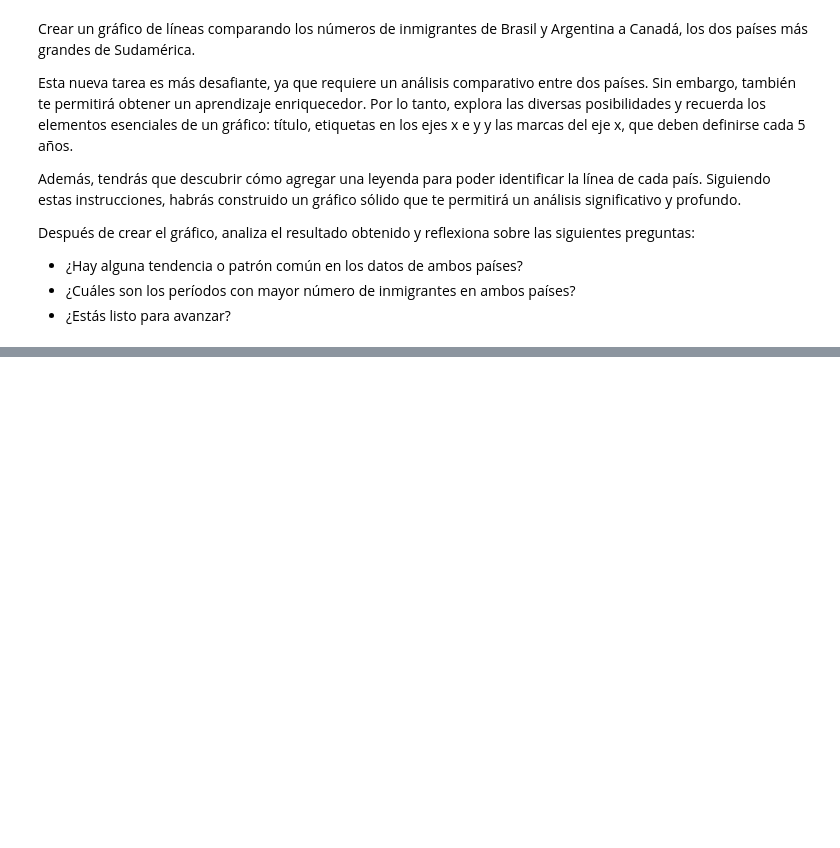
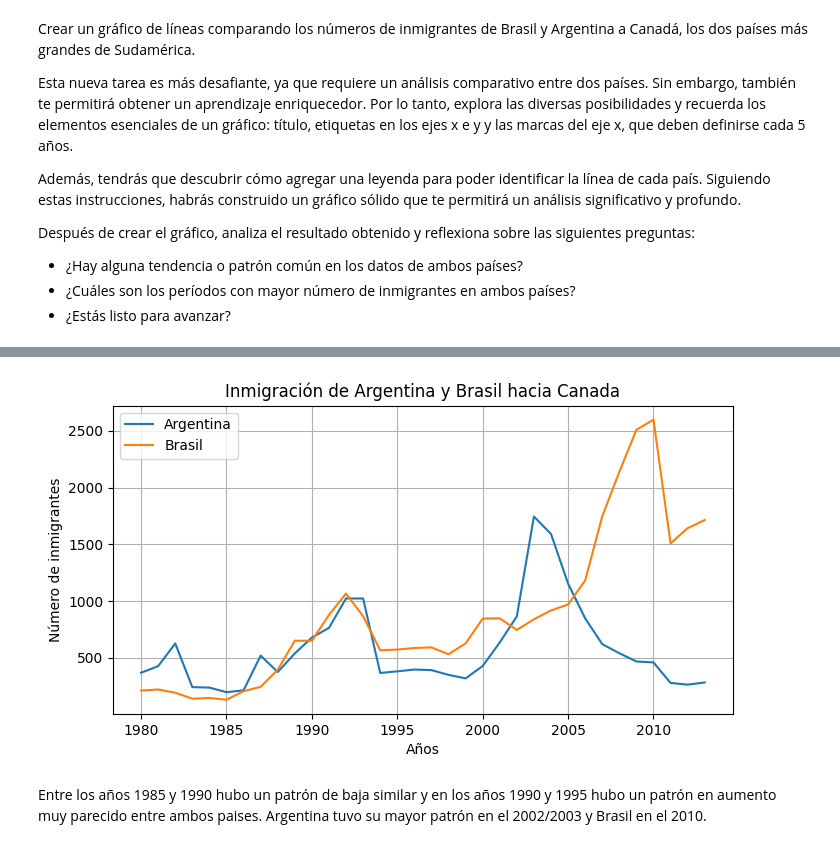
Before and after one commit to jbcodedev/py-data-visualization, a Jupyter notebook: data-visualization-python.ipynb, the cells around one changed output, grey strips where cells are left out. Saved outputs shown, nothing was run; the diff lists cells and outputs as text; code cells hidden in the pictures; blank space fills up the shorter version.

```diff
--- a/data-visualization-python.ipynb
+++ b/data-visualization-python.ipynb
@@ -169,0 +180,8 @@ Después de crear el gráfico, analiza el resultado obtenido y reflexiona sobre
+# %%
+# Guardando en una variable el Dataframe con la informacion de los paises
+
+df_comparacion = df.loc[['Brasil', 'Argentina'], anos]
+# %%
+# Guardando en variable el cambio realizado transponiendo la informacion
+
+df_comparacion = df_comparacion.T
@@ -169,0 +199,17 @@ Después de crear el gráfico, analiza el resultado obtenido y reflexiona sobre
+# %%
+# Agregando grafico sobre la Inmigracion de Argentina y Brasil hacia Canada
+
+plt.figure(figsize=(8,4))
+plt.plot(df_comparacion['Argentina'], label='Argentina')
+plt.plot(df_comparacion['Brasil'], label='Brasil')
+plt.legend(loc='best')
+plt.xticks(['1980', '1985', '1990', '1995', '2000', '2005', '2010'])
+plt.title('Inmigración de Argentina y Brasil hacia Canada')
+plt.xlabel('Años')
+plt.ylabel('Número de inmigrantes')
+plt.grid(True)
+plt.show()
+# %% [output]
+[figure, added]
+# %% [markdown]
+Entre los años 1985 y 1990 hubo un patrón de baja similar y en los años 1990 y 1995 hubo un patrón en aumento muy parecido entre ambos paises. Argentina tuvo su mayor patrón en el 2002/2003 y Brasil en el 2010.
```
Also changed, not shown: parts of 2 cells of this notebook.
